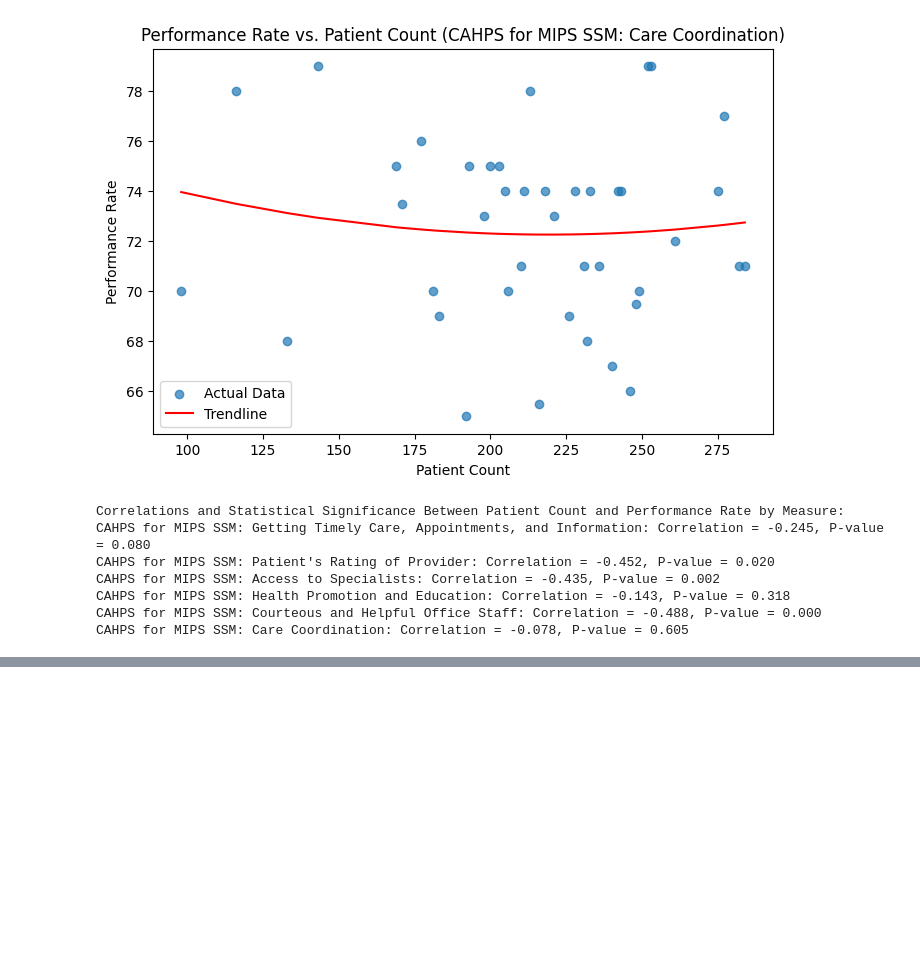
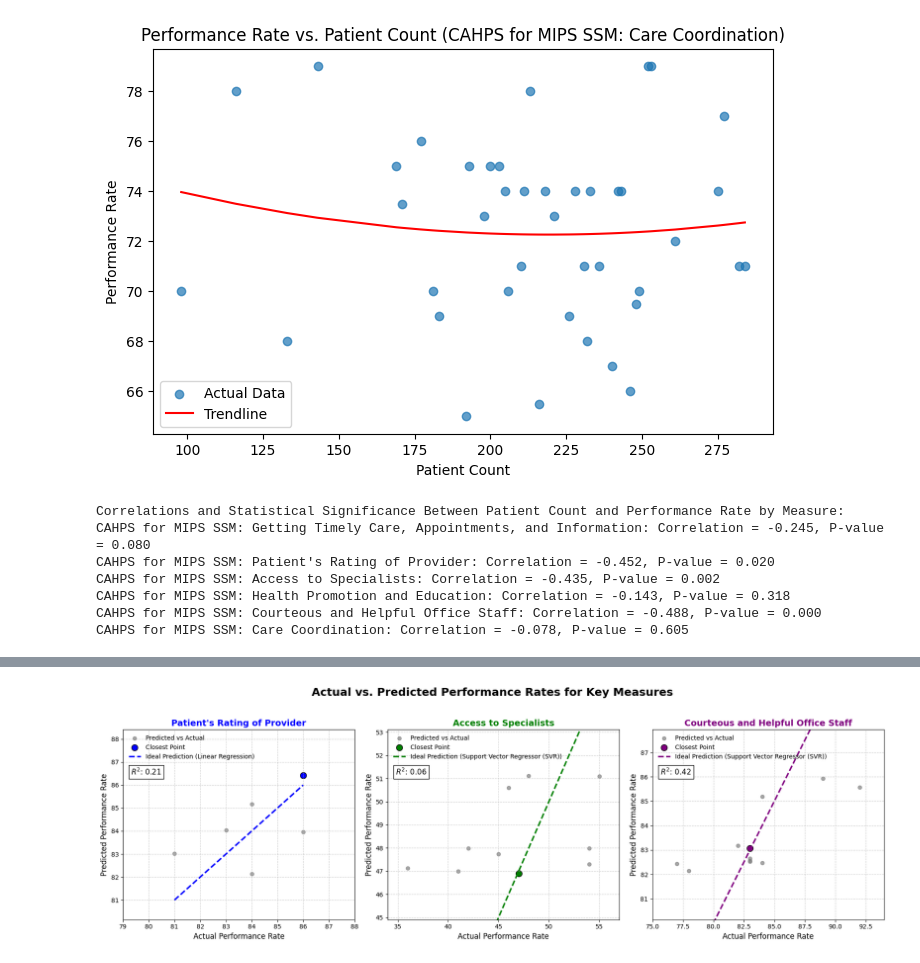
Before and after one commit to RWN-MD/CRISP-DM-Udacity-Project, a Jupyter notebook: CRISP_DM_Udacity_Project_Notebook.ipynb, the cells around one changed output, grey strips where cells are left out. Drawn from its saved outputs; the diff is of its cells as text; code cells hidden in the pictures; blank space fills up the shorter version.

```diff
--- a/CRISP_DM_Udacity_Project_Notebook.ipynb
+++ b/CRISP_DM_Udacity_Project_Notebook.ipynb
@@ -420,0 +554,84 @@ Actual vs. Predicted for: CAHPS for MIPS SSM: Courteous and Helpful Office Staff
+# %%
+from sklearn.metrics import r2_score
+
+# Define models
+models = {
+    'Linear Regression': LinearRegression(),
+    'Random Forest': RandomForestRegressor(random_state=42),
+    'Support Vector Regressor (SVR)': SVR(kernel='rbf')
+}
+
+# Best models determined earlier
+best_models = {
+    "CAHPS for MIPS SSM: Patient's Rating of Provider": 'Linear Regression',
+    "CAHPS for MIPS SSM: Access to Specialists": 'Support Vector Regressor (SVR)',
+    "CAHPS for MIPS SSM: Courteous and Helpful Office Staff": 'Support Vector Regressor (SVR)'
+}
+
+# Colors for each measure
+colors = {
+    "CAHPS for MIPS SSM: Patient's Rating of Provider": 'blue',
+    "CAHPS for MIPS SSM: Access to Specialists": 'green',
+    "CAHPS for MIPS SSM: Courteous and Helpful Office Staff": 'purple'
+}
+
+# Selected measures with high correlation
+selected_measures = [
+    "CAHPS for MIPS SSM: Patient's Rating of Provider",
+    "CAHPS for MIPS SSM: Access to Specialists",
+    "CAHPS for MIPS SSM: Courteous and Helpful Office Staff"
+]
+
+# Initialize subplot grid
+fig, axes = plt.subplots(1, 3, figsize=(18, 6), sharey=False)
+fig.suptitle("Actual vs. Predicted Performance Rates for Key Measures", fontsize=18, fontweight='bold')
+
+# Iterate through selected measures and generate plots
+for ax, measure in zip(axes, selected_measures):
+    # Preprocess data
+    X_train, X_test, y_train, y_test = preprocess_data(cleaned_data, measure)
+
+    # Get the best model for this measure
+    best_model_name = best_models[measure]
+    if best_model_name == "Quadratic Fit":
+        z = np.polyfit(X_train.flatten(), y_train, 2)
+        p = np.poly1d(z)
+        y_pred = p(X_test.flatten())
+    else:
+        best_model = models[best_model_name]
+        best_model.fit(X_train, y_train)
+        y_pred = best_model.predict(X_test)
+
+    # Calculate R2
+    r2 = r2_score(y_test, y_pred)
+
+    # Highlight closest point
+    ideal_line = np.linspace(min(y_test), max(y_test), 100)
+    ideal_line_pred = ideal_line
+    closest_idx = np.argmin(np.abs((y_pred - y_test)))
+    closest_point = (y_test[closest_idx], y_pred[closest_idx])
+
+    # Scatter plot
+    ax.scatter(y_test, y_pred, alpha=0.7, color='grey', label='Predicted vs Actual')
+    ax.scatter(*closest_point, color=colors[measure], edgecolor='black', s=100, label='Closest Point')
+    ax.plot(ideal_line, ideal_line_pred, color=colors[measure], linestyle='--', linewidth=2.5, label=f'Ideal Prediction ({best_model_name})')
+
+    # Add R2 text
+    ax.text(0.035, 0.80, f'$R^2$: {r2:.2f}', transform=ax.transAxes, fontsize=12, verticalalignment='top', bbox=dict(facecolor='white', edgecolor='black'))
+
+    # Plot styling
+    ax.set_title(measure.split(": ")[-1], fontsize=14, fontweight='bold', color=colors[measure])
+    ax.set_xlabel("Actual Performance Rate", fontsize=12)
+    ax.set_ylabel("Predicted Performance Rate", fontsize=12)
+    ax.legend(loc='upper left', fontsize=10, frameon=False)
+    ax.grid(axis='both', linestyle='--', alpha=0.6)
+
+    # Adjust axes for clarity
+    ax.set_xlim(min(y_test) - 2, max(y_test) + 2)
+    ax.set_ylim(min(y_pred) - 2, max(y_pred) + 2)
+
+# Adjust layout and show plot
+plt.tight_layout(rect=[0, 0, 1, 0.95])
+plt.show()
+# %% [output]
+[figure, added]
```
Also changed, not shown: parts of 13 cells of this notebook.
